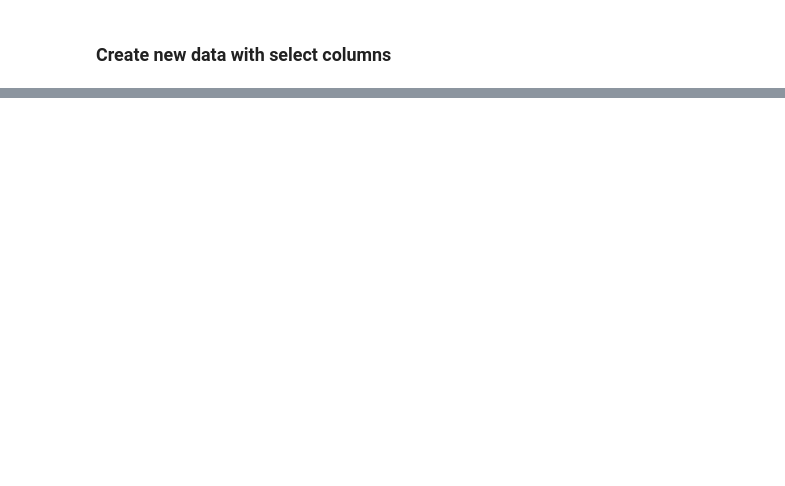
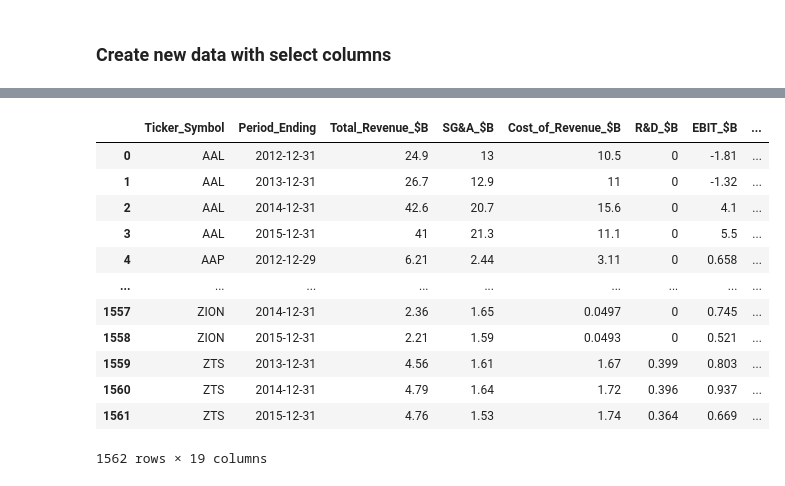
Before and after one commit to nickmangarella/stock-data-etl, a Jupyter notebook: stock_market_etl.ipynb, the cells around one changed output, grey strips where cells are left out. Saved outputs shown, nothing was run; the diff lists cells and outputs as text; code cells hidden in the pictures; blank space fills up the shorter version.

```diff
--- a/stock_market_etl.ipynb
+++ b/stock_market_etl.ipynb
@@ -344,2 +379,5 @@ ValueError: No axis named volume for object type DataFrame
 # %% [markdown]
 ### Create new data with select columns
+# %%
+#Get the volume summed up by ticker and year
+prices_data_df["annual_volume"] =prices_data_df.groupby(["symbol", "year"])["volume"].transform(sum)
@@ -345,0 +400,3 @@ ValueError: No axis named volume for object type DataFrame
+# %%
+#change column name symbol to match the other files
+prices_data_df.rename(columns={"symbol":"Ticker_Symbol"}, inplace=True)
@@ -345,0 +406,3 @@ ValueError: No axis named volume for object type DataFrame
+# %%
+prices_grouped=prices_data_df.groupby(["Ticker_Symbol", "year"]).agg({"volume":"sum"}).reset_index()
+prices_grouped
@@ -345,0 +423,19 @@ ValueError: No axis named volume for object type DataFrame
+# %%
+merged_prices=pd.merge(drop_df, prices_grouped, how='left', on=['Ticker_Symbol', 'year'])
+# %%
+
+merged_prices
+# %% [output]
+|  | Ticker_Symbol | Period_Ending | Total_Revenue_$B | SG&A_$B | Cost_of_Revenue_$B | R&D_$B | EBIT_$B | ... |
+| 0 | AAL | 2012-12-31 | 24.9 | 13 | 10.5 | 0 | -1.81 | ... |
+| 1 | AAL | 2013-12-31 | 26.7 | 12.9 | 11 | 0 | -1.32 | ... |
+| 2 | AAL | 2014-12-31 | 42.6 | 20.7 | 15.6 | 0 | 4.1 | ... |
+| 3 | AAL | 2015-12-31 | 41 | 21.3 | 11.1 | 0 | 5.5 | ... |
+| 4 | AAP | 2012-12-29 | 6.21 | 2.44 | 3.11 | 0 | 0.658 | ... |
+| ... | ... | ... | ... | ... | ... | ... | ... | ... |
+| 1557 | ZION | 2014-12-31 | 2.36 | 1.65 | 0.0497 | 0 | 0.745 | ... |
+| 1558 | ZION | 2015-12-31 | 2.21 | 1.59 | 0.0493 | 0 | 0.521 | ... |
+| 1559 | ZTS | 2013-12-31 | 4.56 | 1.61 | 1.67 | 0.399 | 0.803 | ... |
+| 1560 | ZTS | 2014-12-31 | 4.79 | 1.64 | 1.72 | 0.396 | 0.937 | ... |
+| 1561 | ZTS | 2015-12-31 | 4.76 | 1.53 | 1.74 | 0.364 | 0.669 | ... |
+1562 rows × 19 columns
```
Also changed, not shown: parts of 20 cells of this notebook.
